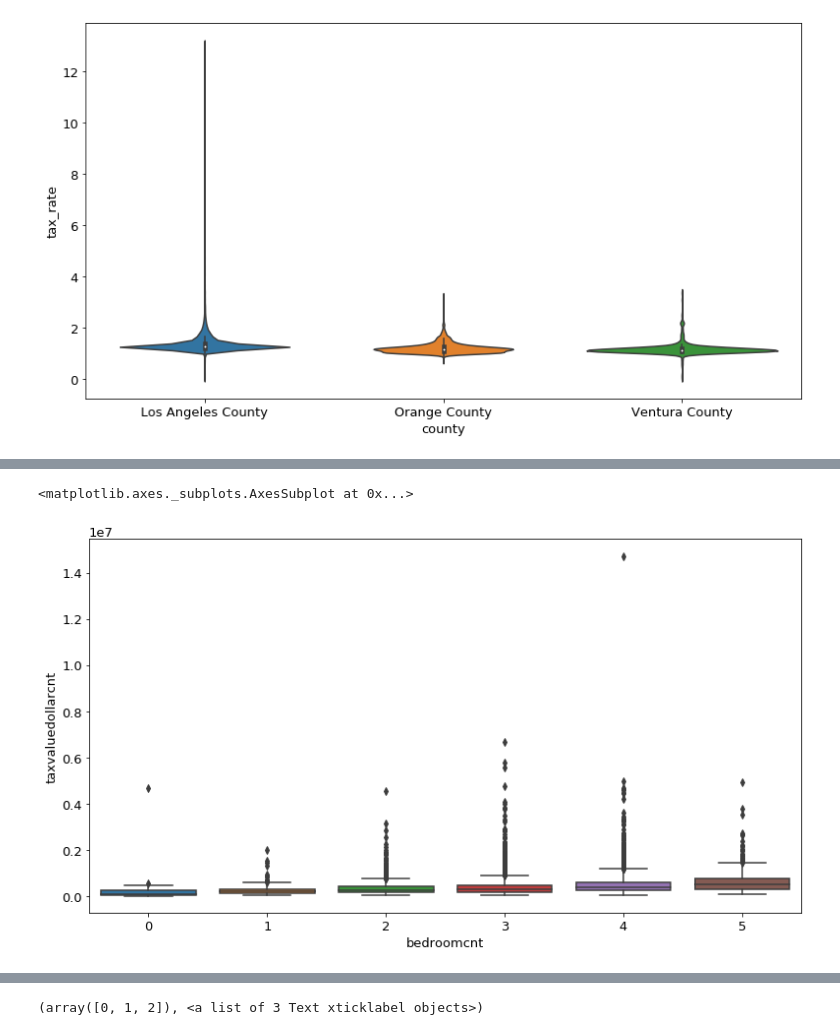
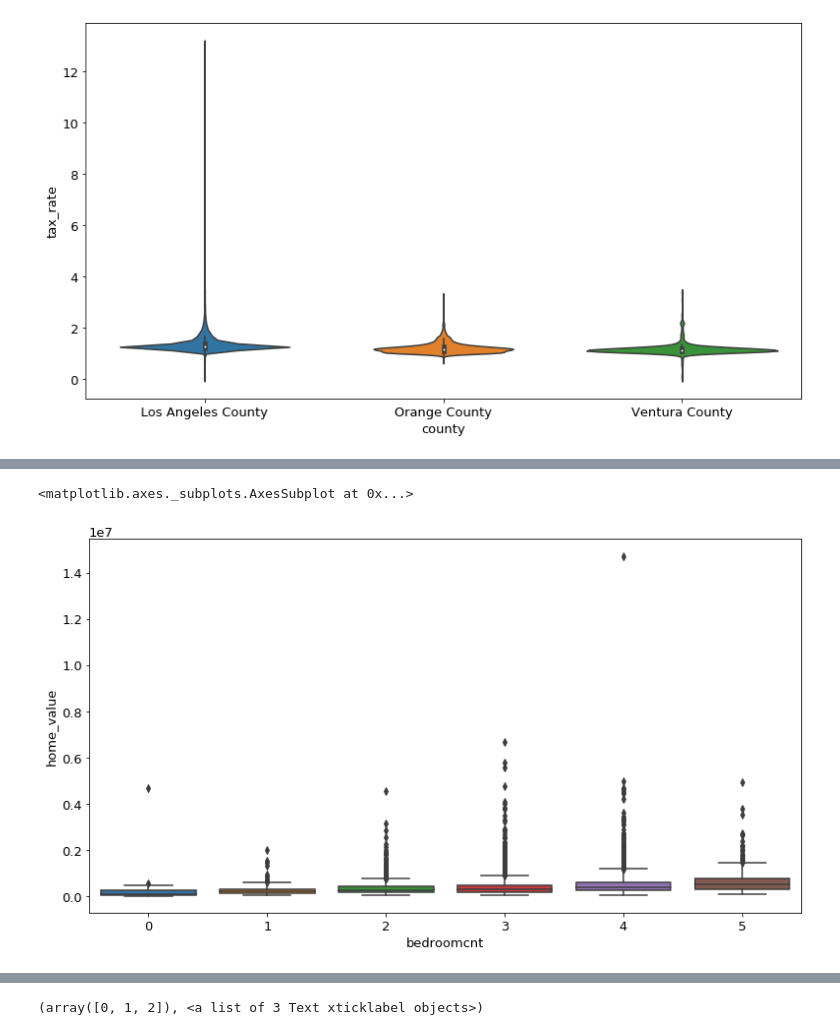
Before and after one commit to Brandon-Martinez27/zillow_regression_project, a Jupyter notebook: explore_g.ipynb, the cells around one changed output, grey strips where cells are left out. Drawn from its saved outputs; the diff is of its cells as text; code cells hidden in the pictures.

```diff
--- a/explore_g.ipynb
+++ b/explore_g.ipynb
@@ -193,8 +193,8 @@ train.corr()
 | yearbuilt | 0.284746 | 0.480465 | 0.138604 | 0.036201 | 0.129723 | 0.130597 | 1.000000 | -0.105570 |
 | tax_rate | -0.148324 | -0.155933 | -0.043978 | -0.009021 | -0.167211 | -0.249688 | -0.105570 | 1.000000 |
 # %%
-sns.boxplot(data=train, y='taxvaluedollarcnt', x='bedroomcnt')
+sns.boxplot(data=train, y='home_value', x='bedroomcnt')
 # %% [output]
 <matplotlib.axes._subplots.AxesSubplot at 0x...>
-[figure, old version]
+[figure, new version]
 # %%
```
Also changed, not shown: parts of 20 cells of this notebook, 3 other files.
